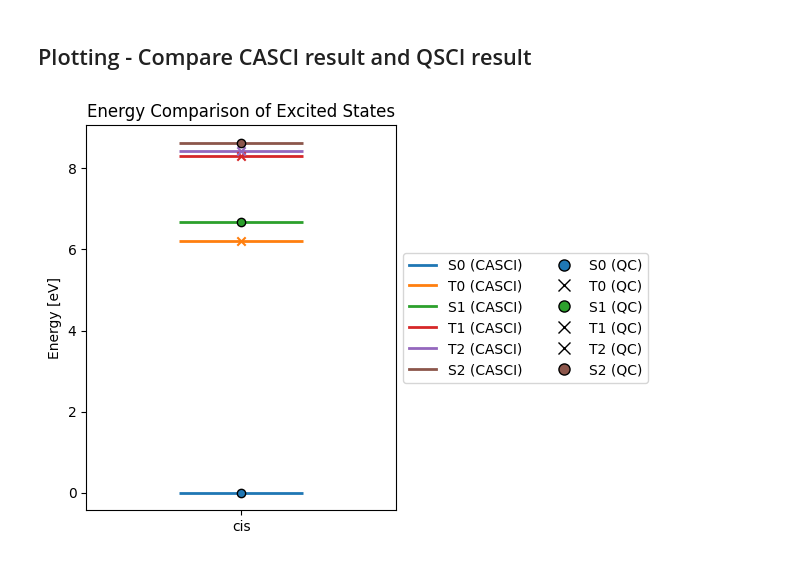
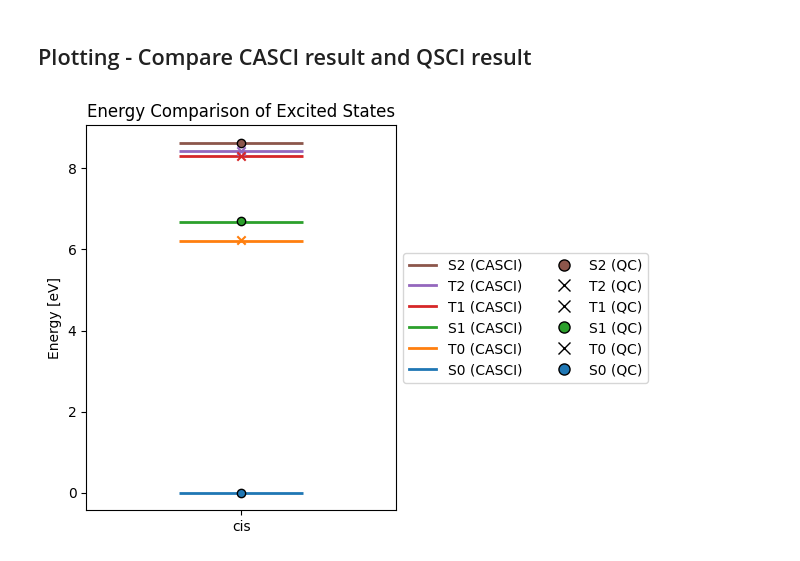
Before and after one commit to QunaSys/quri-sdk-notebooks, a Jupyter notebook: quri_sdk_notebooks/examples/0_quri-algo-vm/6_excited_state_qsci/transition_amp_v2.ipynb, the cells around one changed output. Saved outputs shown, nothing was run; the diff lists cells and outputs as text; code cells hidden in the pictures.

```diff
--- a/quri_sdk_notebooks/examples/0_quri-algo-vm/6_excited_state_qsci/transition_amp_v2.ipynb
+++ b/quri_sdk_notebooks/examples/0_quri-algo-vm/6_excited_state_qsci/transition_amp_v2.ipynb
@@ -336,33 +352,42 @@ for mult in multiplicity_info:
 
 cis_exact = (cis_exact - cis_exact[0])*27.21 # Change to eV
 cis_qc = (cis_qc - cis_qc[0])*27.21
 
+# Sort by energy, and make label from down to up
+order = np.argsort(cis_exact)[::-1]
+
+labels   = [labels[i] for i in order]
+markers  = [markers[i] for i in order]
+cis_exact = cis_exact[order]
+cis_qc    = cis_qc[order]
+colors   = [colors[i] for i in order]
+
 fig, ax = plt.subplots(figsize=(4, 5))
 x_pos = 1.0
 width = 0.08
 
 for i in range(len(labels)):
     ax.hlines(cis_exact[i], x_pos - width, x_pos + width, color=colors[i], lw=2)
     ax.scatter(x_pos, cis_qc[i], color=colors[i], edgecolor='black', marker=markers[i], zorder=5)
 
 handles_casci = [Line2D([0], [0], color=c, lw=2, label=f"{l} (CASCI)")
                  for c, l in zip(colors, labels)]
 handles_qc = [Line2D([0], [0], color=c, marker=m, linestyle='None',
                      markeredgecolor="black", markersize=8, label=f"{l} (QC)")
               for c, m, l in zip(colors, markers, labels)]
 
 handles = handles_casci + handles_qc
 
 ax.legend(handles=handles, ncol=2, loc='center left', bbox_to_anchor=(1.0, 0.5))
 
 ax.set_xlim(0.8, 1.2)
 ax.set_xticks([x_pos])
 ax.set_xticklabels(["cis"])
 ax.set_ylabel("Energy [eV]")
 ax.set_title("Energy Comparison of Excited States")
 
 plt.show()
 # %% [output]
-[figure, old version]
+[figure, new version]
 # %% [markdown]
 ## Appendix (A): Jordan-Wigner mapping
```
Also changed, not shown: parts of 5 cells of this notebook.
